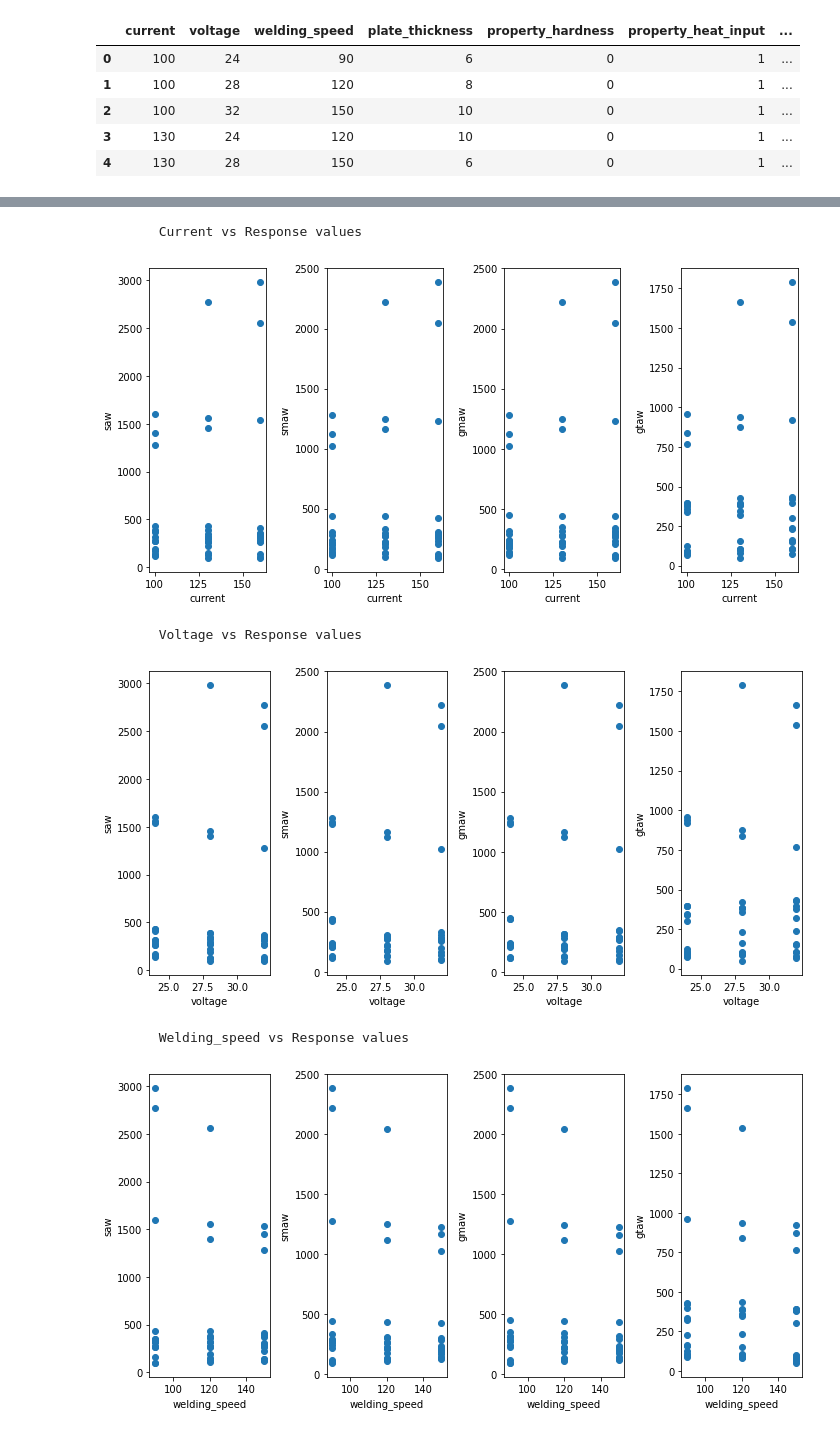
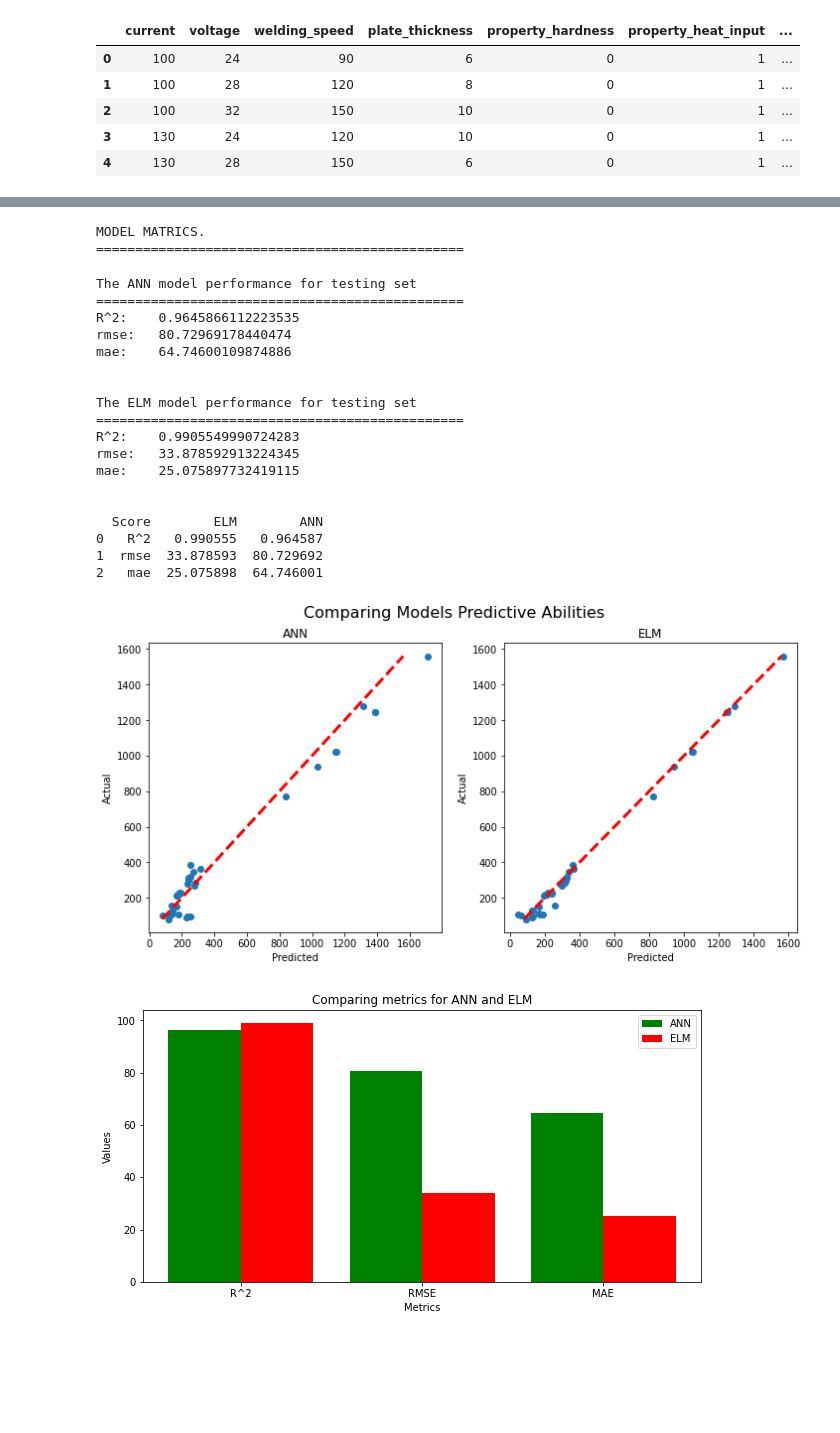
Before and after one commit to engrvitalis/Data-Analysis, a Jupyter notebook: ANN_ELM_Welding_Analysis1.ipynb, the cells around one changed output, grey strips where cells are left out. Saved outputs shown, nothing was run; the diff lists cells and outputs as text; code cells hidden in the pictures; blank space fills up the shorter version.

```diff
--- a/ANN_ELM_Welding_Analysis1.ipynb
+++ b/ANN_ELM_Welding_Analysis1.ipynb
@@ -43,6 +49,6 @@ def explore(df):
 # %%
-def ann_analysis(df):
-  X = df.iloc[:, :8].to_numpy()
+def ann_analysis(df, n_cols):
+  X = df.iloc[:, :n_cols].to_numpy()
   y = df.iloc[:, -4:].to_numpy()
 
   X_train, X_test, y_train, y_test = train_test_split(X, y,random_state=1, test_size=0.2)
@@ -139,7 +145,7 @@ def disp_compare_graphs():
   plt.show()
 # %%
 # Initialize variables and return a dataframe formatted as per specification.
-name = '/content/drive/MyDrive/Analysis jobs/Achike/welding_data_by_properties.csv'
+name = '/content/drive/MyDrive/Analysis jobs/Achike/Data/welding_data_by_properties.csv'
 drop_column = 'property_flexural_strength'
 columns = ['current',	'voltage',	'welding_speed',	'plate_thickness',	'property_hardness',
             'property_heat_input',	'property_residual_stress',	'property_tensile_strength',
@@ -156,15 +162,15 @@ df.head()
 | 3 | 130 | 24 | 120 | 10 | 0 | 1 | ... |
 | 4 | 130 | 28 | 150 | 6 | 0 | 1 | ... |
 # %%
-display(df.describe())
-print('')
-explore(df)
+# display(df.describe())
+# print('')
+# explore(df)
 
 # Build models, train and predict.
 print('MODEL MATRICS.')
 print('===============================================')
 print('')
-reg, ann_r2, ann_rmse, ann_mae, X_train, y_train, X_test, y_test, y_ann_pred = ann_analysis(df)
+reg, ann_r2, ann_rmse, ann_mae, X_train, y_train, X_test, y_test, y_ann_pred = ann_analysis(df, 8)
 elm_r2, elm_rmse, elm_mae, X_train, y_train, X_test, y_test, y_elm_pred = elm_analysis()
 
 # Initialize variables.
@@ -198,6 +195,22 @@ disp_compare_graphs()
-        Current vs Response values
+MODEL MATRICS.
+===============================================
+The ANN model performance for testing set
+===============================================
+R^2:    0.9645866112223535
+rmse:   80.72969178440474
+mae:    64.74600109874886
+
+
+The ELM model performance for testing set
+===============================================
+R^2:    0.9905549990724283
+rmse:   33.878592913224345
+mae:    25.075897732419115
+
+
+  Score        ELM        ANN
+0   R^2   0.990555   0.964587
+1  rmse  33.878593  80.729692
+2   mae  25.075898  64.746001
-[figure, old version]
+[figure, new version]
-        Voltage vs Response values
-[figure, old version]
+[figure, new version]
-        Welding_speed vs Response values
-[figure, removed]
```
Also changed, not shown: parts of 2 cells of this notebook.
